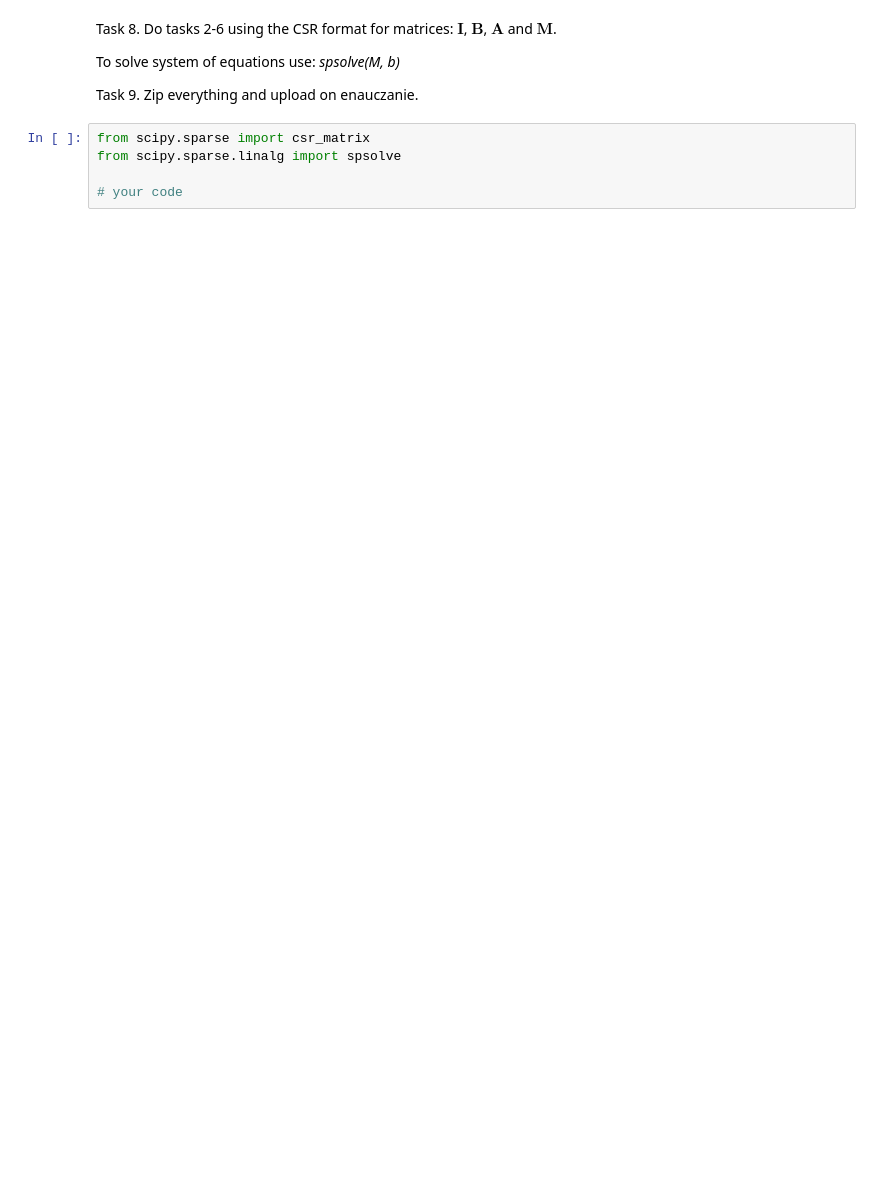
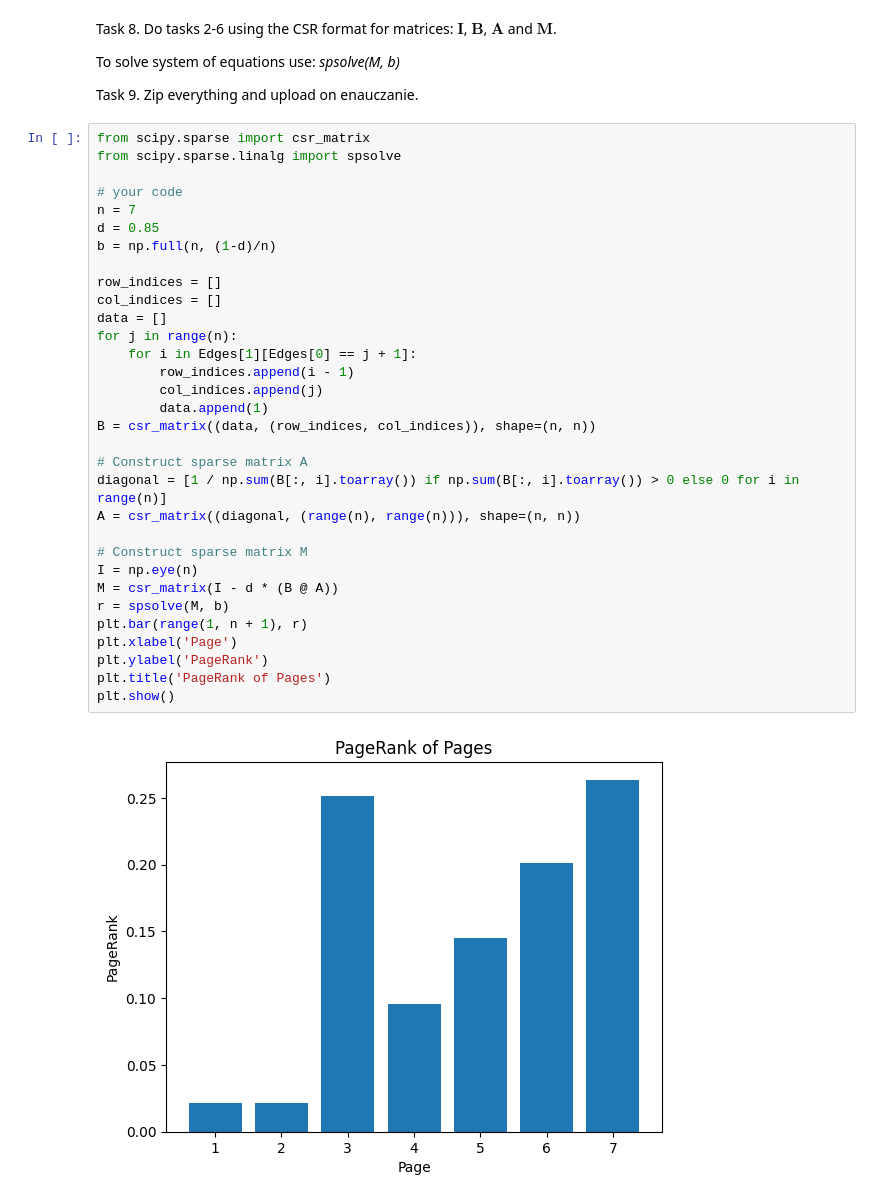
Before and after one commit to OskarPutz/Numerical-Methods, a Jupyter notebook: lab4/lab_NM_4.ipynb, the cells around one changed output. Cells and saved outputs as stored; diff of their text form; blank space fills up the shorter version.

```diff
--- a/lab4/lab_NM_4.ipynb
+++ b/lab4/lab_NM_4.ipynb
@@ -136,8 +168,37 @@ Task 8. Do tasks 2-6 using the CSR format for matrices: $\mathbf{I}$, $\mathbf{B
 To solve system of equations use: *spsolve(M, b)*
 
 Task 9. Zip everything and upload on enauczanie.
-# %%
-from scipy.sparse import csr_matrix
-from scipy.sparse.linalg import spsolve
-
-# your code
+# %%
+from scipy.sparse import csr_matrix
+from scipy.sparse.linalg import spsolve
+
+# your code
+n = 7
+d = 0.85
+b = np.full(n, (1-d)/n)
+
+row_indices = []
+col_indices = []
+data = []
+for j in range(n):
+    for i in Edges[1][Edges[0] == j + 1]:
+        row_indices.append(i - 1)
+        col_indices.append(j)
+        data.append(1)
+B = csr_matrix((data, (row_indices, col_indices)), shape=(n, n))
+
+# Construct sparse matrix A
+diagonal = [1 / np.sum(B[:, i].toarray()) if np.sum(B[:, i].toarray()) > 0 else 0 for i in range(n)]
+A = csr_matrix((diagonal, (range(n), range(n))), shape=(n, n))
+
+# Construct sparse matrix M
+I = np.eye(n)
+M = csr_matrix(I - d * (B @ A))
+r = spsolve(M, b)
+plt.bar(range(1, n + 1), r)
+plt.xlabel('Page')
+plt.ylabel('PageRank')
+plt.title('PageRank of Pages')
+plt.show()
+# %% [output]
+[figure, added]
```
Also changed, not shown: parts of 4 cells of this notebook.
